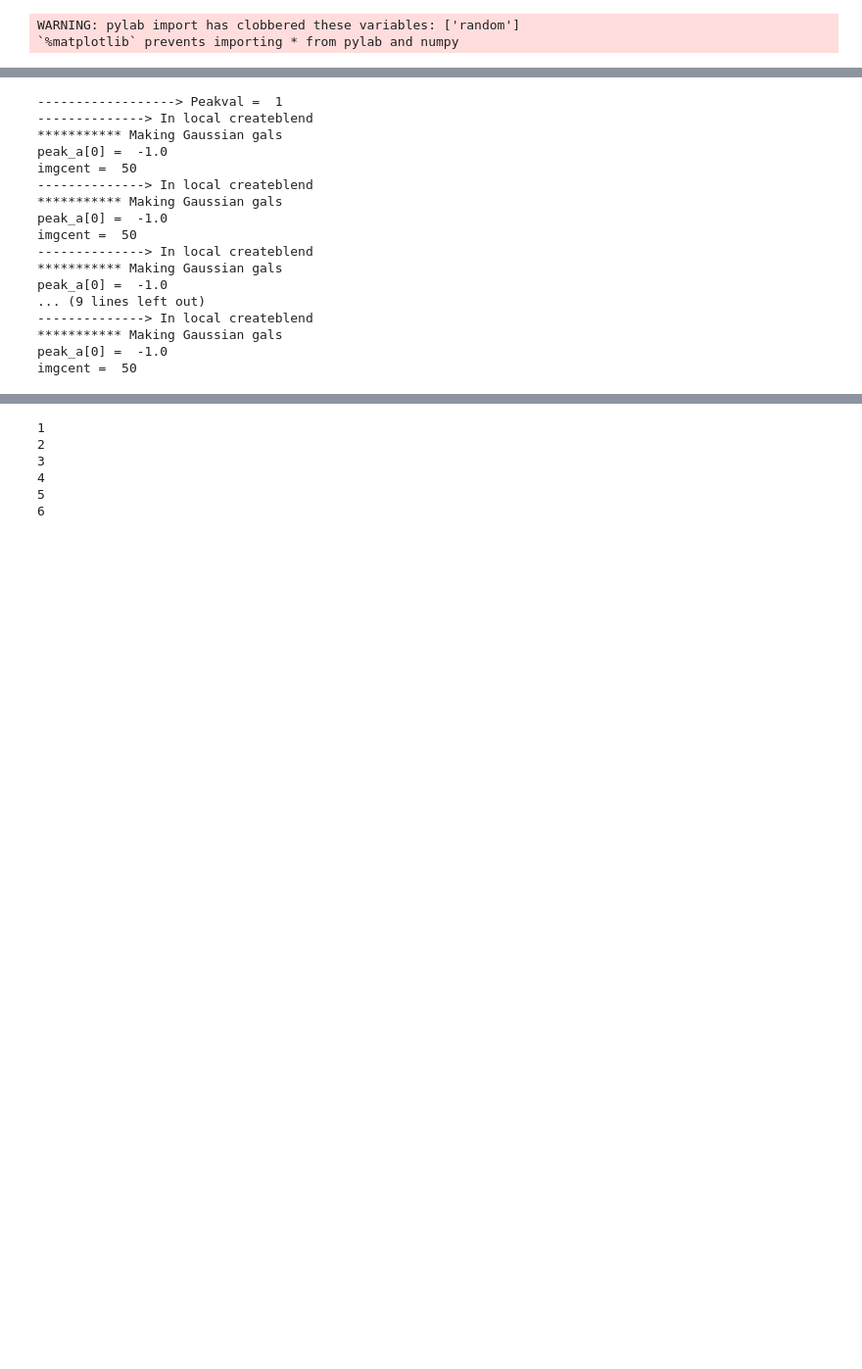
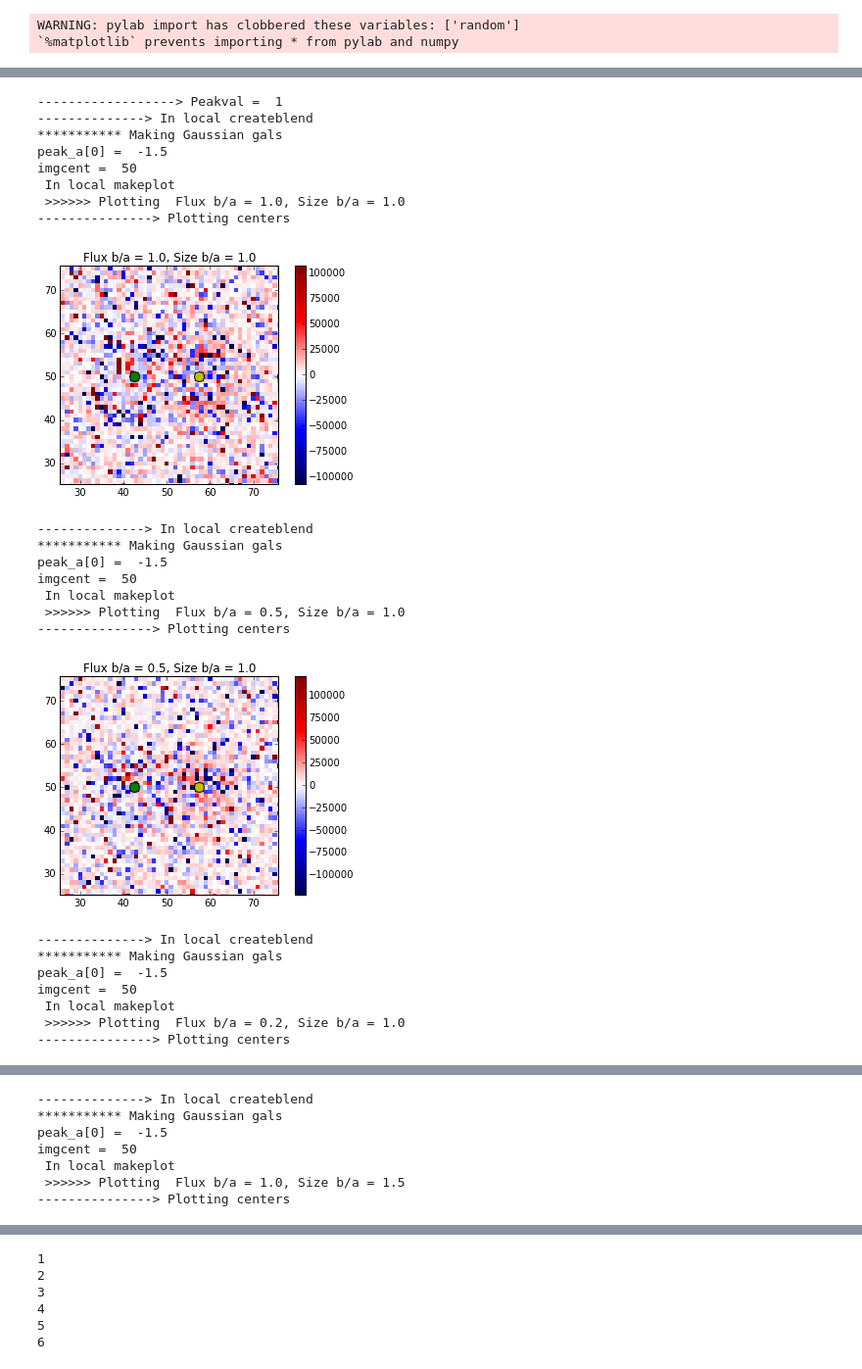
Before and after one commit to alvarezcl/galsim_work, a Jupyter notebook: mssgversion_code/mssg_sersicDeblendAndPlotResids.ipynb, the cells around one changed output, grey strips where cells are left out. Shown at 98% size. Drawn from its saved outputs; the diff is of its cells as text; code cells hidden in the pictures; blank space fills up the shorter version.

```diff
--- a/mssgversion_code/mssg_sersicDeblendAndPlotResids.ipynb
+++ b/mssgversion_code/mssg_sersicDeblendAndPlotResids.ipynb
@@ -418,44 +442,51 @@ for size_bTOa in [1.0, 1.5]:
 
 localgaltype = 'G'
 peakval =1
 e1ain = 0
 e2ain = 0
 
 e1bin = 0
 e2bin = 0
 
 if (verbose > 0):
     print "------------------> Peakval = ", peakval
 
 flux_bTOa = 1
 size_bTOa = 1
 
 for size_bTOa in [1.0, 1.5]:
   for flux_bTOa in [1.0, 0.5,0.2]:
 
     blend, unblends = create_blend(peak_a, peak_b, flux_bTOa =  flux_bTOa , size_bTOa = size_bTOa , e1a = e1ain,  e2a = e2ain,
                                e1b = e1bin ,e2b = e2bin, imgsize= imsize, pixelscale = pixel_scale, mrkrsize = 10,
-                               galtype= localgaltype, verbose = verbose, plotflag =  plotflag)
+                               galtype= localgaltype, verbose = verbose, noise = noiselevel)
     templates, template_fractions, children = mssg_deblend.deblend(blend.array, peaks_pix, interpolate=False, force_interpolate = False)
     pltcontent = (children[0] - unblends[0].array)/  peakval
     pltname = "Flux b/a = "+str(flux_bTOa) + ", Size b/a = "+str(size_bTOa)
     if (plotflag > -1):
         makeplot(pltname, pltcontent,  centre=center,verbose = verbose, scaling='dk')
 # %% [output]
 ------------------> Peakval =  1
 --------------> In local createblend
 *********** Making Gaussian gals
-peak_a[0] =  -1.0
+peak_a[0] =  -1.5
 imgcent =  50
---------------> In local createblend
-*********** Making Gaussian gals
-peak_a[0] =  -1.0
-imgcent =  50
---------------> In local createblend
-*********** Making Gaussian gals
-peak_a[0] =  -1.0
-... (9 lines left out)
---------------> In local createblend
-*********** Making Gaussian gals
-peak_a[0] =  -1.0
-imgcent =  50
+ In local makeplot
+ >>>>>> Plotting  Flux b/a = 1.0, Size b/a = 1.0
+---------------> Plotting centers
+[figure, added]
+--------------> In local createblend
+*********** Making Gaussian gals
+peak_a[0] =  -1.5
+imgcent =  50
+ In local makeplot
+ >>>>>> Plotting  Flux b/a = 0.5, Size b/a = 1.0
+---------------> Plotting centers
+[figure, added]
+--------------> In local createblend
+*********** Making Gaussian gals
+peak_a[0] =  -1.5
+imgcent =  50
+ In local makeplot
+ >>>>>> Plotting  Flux b/a = 0.2, Size b/a = 1.0
+---------------> Plotting centers
@@ -461,0 +494,7 @@ imgcent =  50
+--------------> In local createblend
+*********** Making Gaussian gals
+peak_a[0] =  -1.5
+imgcent =  50
+ In local makeplot
+ >>>>>> Plotting  Flux b/a = 1.0, Size b/a = 1.5
+---------------> Plotting centers
```
Also changed, not shown: parts of 8 cells of this notebook.
